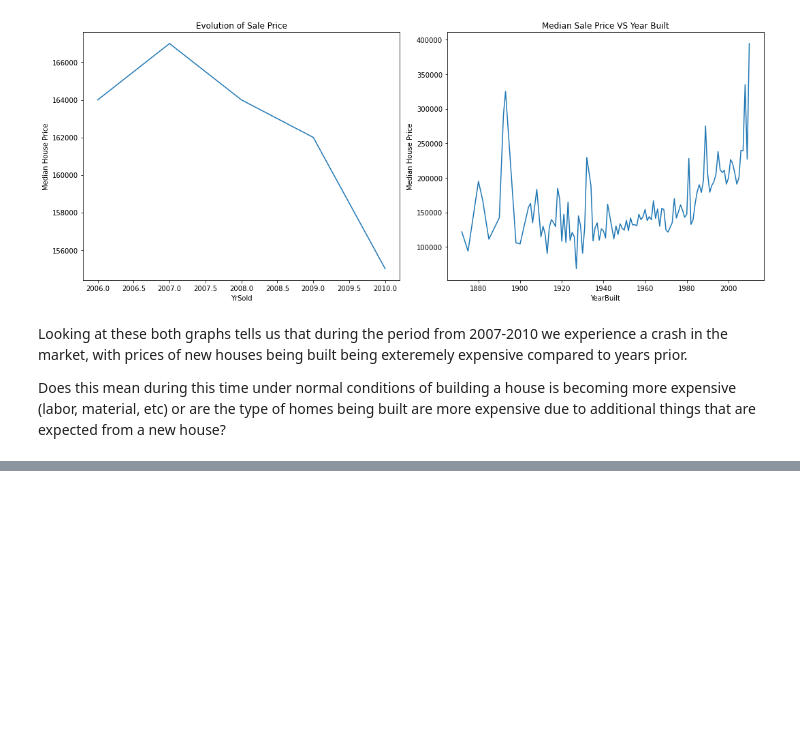
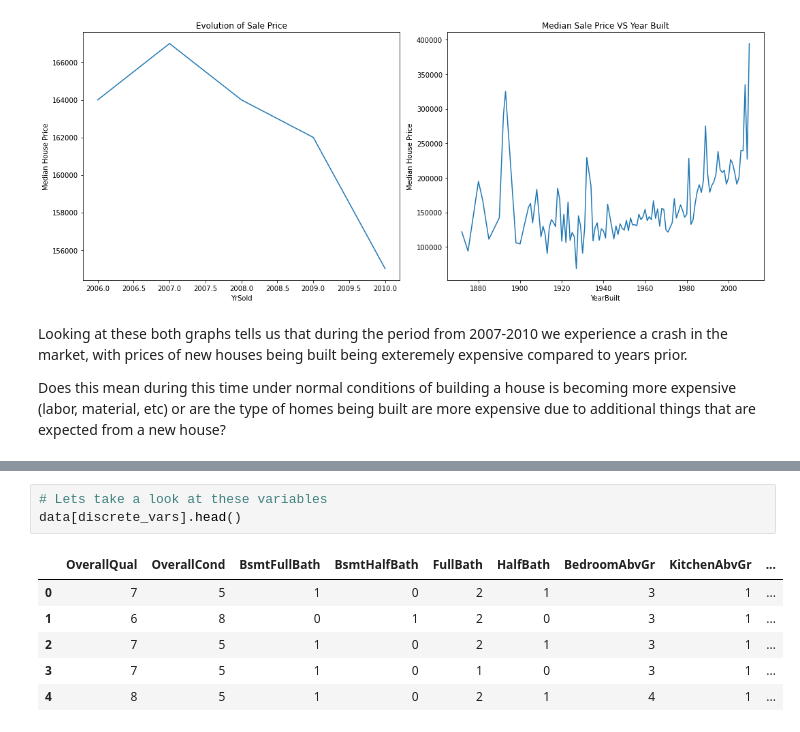
Before and after one commit to Eric-G-Romano/Housing_Price_Prediction_Model, a Jupyter notebook: Research_and_Development/01_HPPM_data_analysis.ipynb, the cells around one changed output, grey strips where cells are left out. Cells and saved outputs as stored; diff of their text form; blank space fills up the shorter version.

```diff
--- a/Research_and_Development/01_HPPM_data_analysis.ipynb
+++ b/Research_and_Development/01_HPPM_data_analysis.ipynb
@@ -365,0 +410,10 @@ Does this mean during this time under normal conditions of building a house is b
+# %%
+# Lets take a look at these variables
+data[discrete_vars].head()
+# %% [output]
+|  | OverallQual | OverallCond | BsmtFullBath | BsmtHalfBath | FullBath | HalfBath | BedroomAbvGr | KitchenAbvGr | ... |
+| 0 | 7 | 5 | 1 | 0 | 2 | 1 | 3 | 1 | ... |
+| 1 | 6 | 8 | 0 | 1 | 2 | 0 | 3 | 1 | ... |
+| 2 | 7 | 5 | 1 | 0 | 2 | 1 | 3 | 1 | ... |
+| 3 | 7 | 5 | 1 | 0 | 1 | 0 | 3 | 1 | ... |
+| 4 | 8 | 5 | 1 | 0 | 2 | 1 | 4 | 1 | ... |
```
Also changed, not shown: parts of 7 cells of this notebook.
